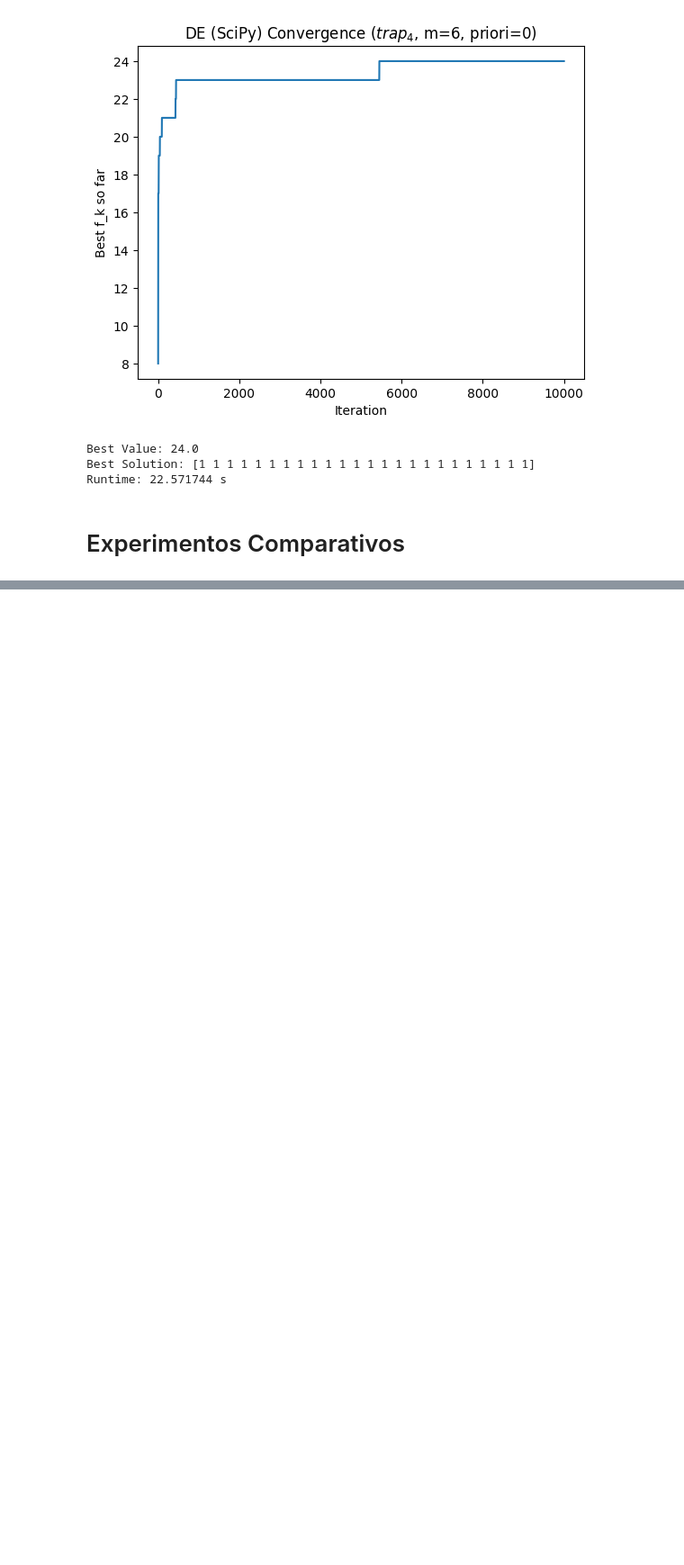
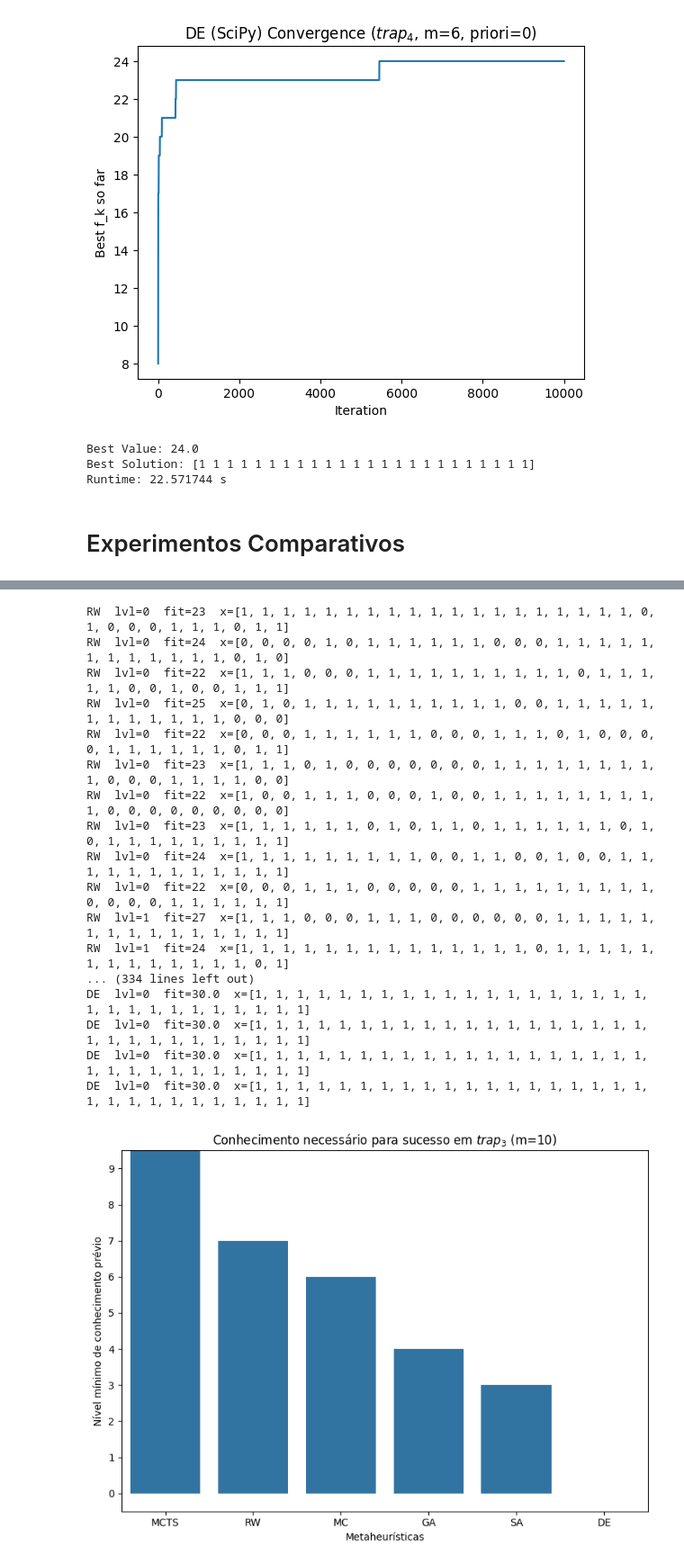
Before and after one commit to JunioCesarFerreira/studies-of-evolutionary-algorithms, a Jupyter notebook: exercises/4-metaheuristics-comp.ipynb, the cells around one changed output, grey strips where cells are left out. Shown: that part at 90% size. Drawn from its saved outputs; the diff is of its cells as text; code cells hidden in the pictures; blank space fills up the shorter version.

```diff
--- a/exercises/4-metaheuristics-comp.ipynb
+++ b/exercises/4-metaheuristics-comp.ipynb
@@ -720,0 +778,23 @@ DE lvl:0 fit:18.0 x:[1, 1, 1, 1, 1, 1, 1, 1, 1, 1, 1, 1, 1, 1, 1, 1, 1, 1]
+# %%
+# K=4, M=10 => N=24
+# Classificação com 90% de sucesso
+run_experiment(k=3, m=10, n_trials=10, threshold=9)
+# %% [output]
+RW  lvl=0  fit=23  x=[1, 1, 1, 1, 1, 1, 1, 1, 1, 1, 1, 1, 1, 1, 1, 1, 1, 1, 1, 0, 1, 0, 0, 0, 1, 1, 1, 0, 1, 1]
+RW  lvl=0  fit=24  x=[0, 0, 0, 0, 1, 0, 1, 1, 1, 1, 1, 1, 0, 0, 0, 1, 1, 1, 1, 1, 1, 1, 1, 1, 1, 1, 1, 0, 1, 0]
+RW  lvl=0  fit=22  x=[1, 1, 1, 0, 0, 0, 1, 1, 1, 1, 1, 1, 1, 1, 1, 1, 0, 1, 1, 1, 1, 1, 0, 0, 1, 0, 0, 1, 1, 1]
+RW  lvl=0  fit=25  x=[0, 1, 0, 1, 1, 1, 1, 1, 1, 1, 1, 1, 1, 0, 0, 1, 1, 1, 1, 1, 1, 1, 1, 1, 1, 1, 1, 0, 0, 0]
+RW  lvl=0  fit=22  x=[0, 0, 0, 1, 1, 1, 1, 1, 1, 0, 0, 0, 1, 1, 1, 0, 1, 0, 0, 0, 0, 1, 1, 1, 1, 1, 1, 0, 1, 1]
+RW  lvl=0  fit=23  x=[1, 1, 1, 0, 1, 0, 0, 0, 0, 0, 0, 0, 1, 1, 1, 1, 1, 1, 1, 1, 1, 0, 0, 0, 1, 1, 1, 1, 0, 0]
+RW  lvl=0  fit=22  x=[1, 0, 0, 1, 1, 1, 0, 0, 0, 1, 0, 0, 1, 1, 1, 1, 1, 1, 1, 1, 1, 0, 0, 0, 0, 0, 0, 0, 0, 0]
+RW  lvl=0  fit=23  x=[1, 1, 1, 1, 1, 1, 0, 1, 0, 1, 1, 0, 1, 1, 1, 1, 1, 1, 0, 1, 0, 1, 1, 1, 1, 1, 1, 1, 1, 1]
+RW  lvl=0  fit=24  x=[1, 1, 1, 1, 1, 1, 1, 1, 1, 0, 0, 1, 1, 0, 0, 1, 0, 0, 1, 1, 1, 1, 1, 1, 1, 1, 1, 1, 1, 1]
+RW  lvl=0  fit=22  x=[0, 0, 0, 1, 1, 1, 0, 0, 0, 0, 0, 1, 1, 1, 1, 1, 1, 1, 1, 1, 0, 0, 0, 0, 1, 1, 1, 1, 1, 1]
+RW  lvl=1  fit=27  x=[1, 1, 1, 0, 0, 0, 1, 1, 1, 0, 0, 0, 0, 0, 0, 1, 1, 1, 1, 1, 1, 1, 1, 1, 1, 1, 1, 1, 1, 1]
+RW  lvl=1  fit=24  x=[1, 1, 1, 1, 1, 1, 1, 1, 1, 1, 1, 1, 1, 1, 0, 1, 1, 1, 1, 1, 1, 1, 1, 1, 1, 1, 1, 1, 0, 1]
+... (334 lines left out)
+DE  lvl=0  fit=30.0  x=[1, 1, 1, 1, 1, 1, 1, 1, 1, 1, 1, 1, 1, 1, 1, 1, 1, 1, 1, 1, 1, 1, 1, 1, 1, 1, 1, 1, 1, 1]
+DE  lvl=0  fit=30.0  x=[1, 1, 1, 1, 1, 1, 1, 1, 1, 1, 1, 1, 1, 1, 1, 1, 1, 1, 1, 1, 1, 1, 1, 1, 1, 1, 1, 1, 1, 1]
+DE  lvl=0  fit=30.0  x=[1, 1, 1, 1, 1, 1, 1, 1, 1, 1, 1, 1, 1, 1, 1, 1, 1, 1, 1, 1, 1, 1, 1, 1, 1, 1, 1, 1, 1, 1]
+DE  lvl=0  fit=30.0  x=[1, 1, 1, 1, 1, 1, 1, 1, 1, 1, 1, 1, 1, 1, 1, 1, 1, 1, 1, 1, 1, 1, 1, 1, 1, 1, 1, 1, 1, 1]
+[figure, added]
```
Also changed, not shown: parts of 5 cells of this notebook.
